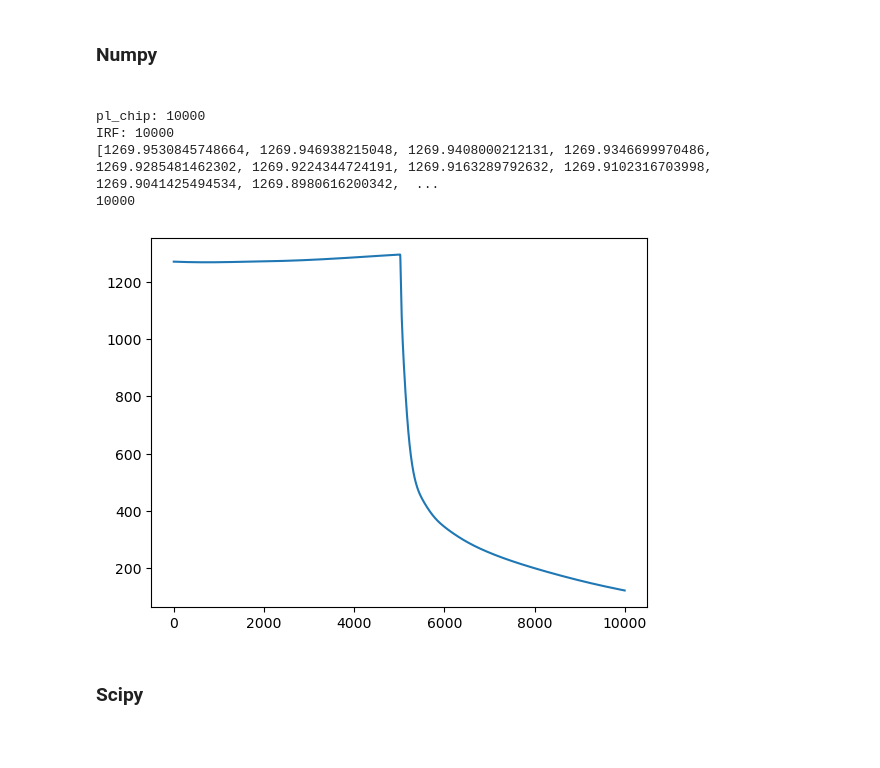
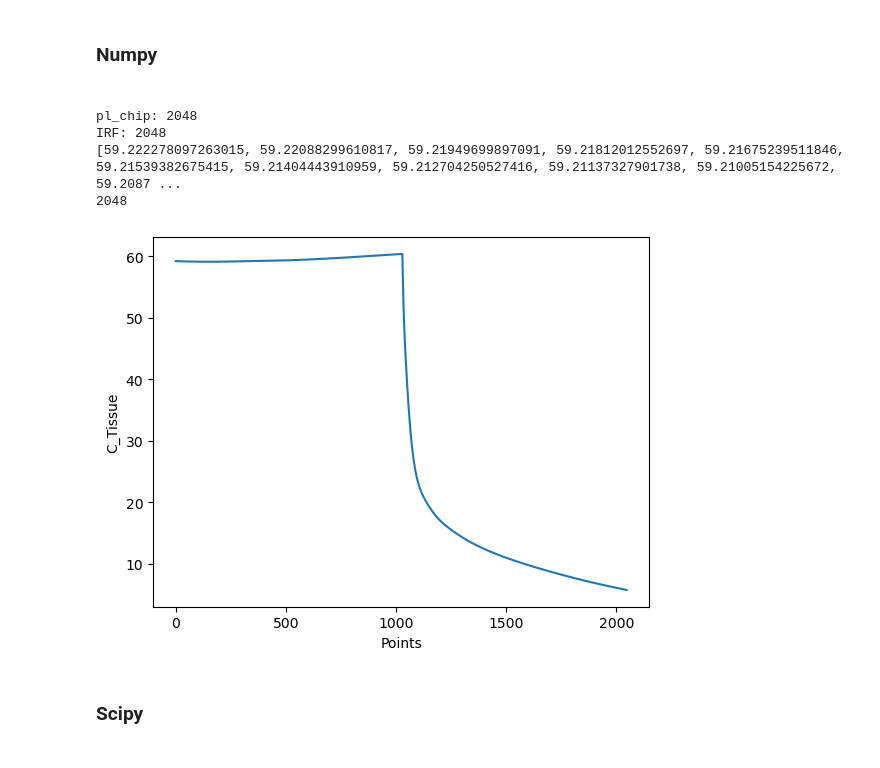
Before and after one commit to QuimSerraFaber/MSc-Thesis, a Jupyter notebook: Tests.ipynb, the cells around one changed output. Cells and saved outputs as stored; diff of their text form; code cells hidden in the pictures.

Commit message:
Testing convolution

```diff
--- a/Tests.ipynb
+++ b/Tests.ipynb
@@ -69,7 +69,7 @@ print(data_from_first_row)
 # %%
 from data.Data_simulation import equidistant_interpolation, plot_interpolations
 
-num_equidistant_points = 10000
+num_equidistant_points = 2048
 new_rtim, linear_pl, cubic_pl, pchip_pl = equidistant_interpolation(data_from_first_row['rtim_list'],
                                                           data_from_first_row['pl_list'],
                                                           num_equidistant_points)
@@ -176,12 +184,19 @@ def c_tissue(IRF_values, pchip_pl):
     IRF_tensor = torch.tensor(IRF_values).float().unsqueeze(0).unsqueeze(0)
     pchip_pl_tensor = torch.tensor(pchip_pl).float().unsqueeze(0).unsqueeze(0)
 
+    # normalize the IRF tensor
+    # IRF_tensor = IRF_tensor / torch.norm(IRF_tensor)
+
     # Perform the convolution using PyTorch's conv1d function
     # The groups argument ensures that each input channel is convolved with its own filter (IRF_tensor)
     result_tensor = F.conv1d(pchip_pl_tensor, IRF_tensor, padding='same', groups=1)
 
+    # Normalize the convolution result
+    num_points = len(IRF_values)
+    normalized_result_tensor = result_tensor / np.sqrt(num_points)
+
     # Remove the extra dimensions and convert the tensor back to a list
-    simulated_tac_values = result_tensor.squeeze().tolist()
+    simulated_tac_values = normalized_result_tensor.squeeze().tolist()
 
     return simulated_tac_values
 # %%
@@ -244,6 +289,9 @@ def c_tissue4(IRF_values, pchip_pl):
     list: The simulated C_Tissue values.
     """
 
+    # Normalize IRF values
+    IRF_values = IRF_values / np.linalg.norm(IRF_values)
+
     # Compute the convolution of the two lists
     simulated_c_tissue_values = np.convolve(IRF_values, pchip_pl, mode='same')
 
@@ -257,17 +305,19 @@ print("IRF:", len(IRF_values))
 print(simulated_c_tissue_values)
 print(len(simulated_c_tissue_values))
 # %% [output]
-pl_chip: 10000
-IRF: 10000
-[1269.9530845748664, 1269.946938215048, 1269.9408000212131, 1269.9346699970486, 1269.9285481462302, 1269.9224344724191, 1269.9163289792632, 1269.9102316703998, 1269.9041425494534, 1269.8980616200342,  ...
-10000
+pl_chip: 2048
+IRF: 2048
+[59.222278097263015, 59.22088299610817, 59.21949699897091, 59.21812012552697, 59.21675239511846, 59.21539382675415, 59.21404443910959, 59.212704250527416, 59.21137327901738, 59.21005154225672, 59.2087 ...
+2048
 # %%
 # Plot c_tissue4 values
 
 plt.plot(simulated_c_tissue_values)
+plt.xlabel('Points')
+plt.ylabel('C_Tissue')
 plt.show()
 # %% [output]
-[figure, old version]
+[figure, new version]
 # %% [markdown]
 <h3> Scipy <h3>
 # %%
```
Also changed, not shown: parts of 17 cells of this notebook, 1 other file.
